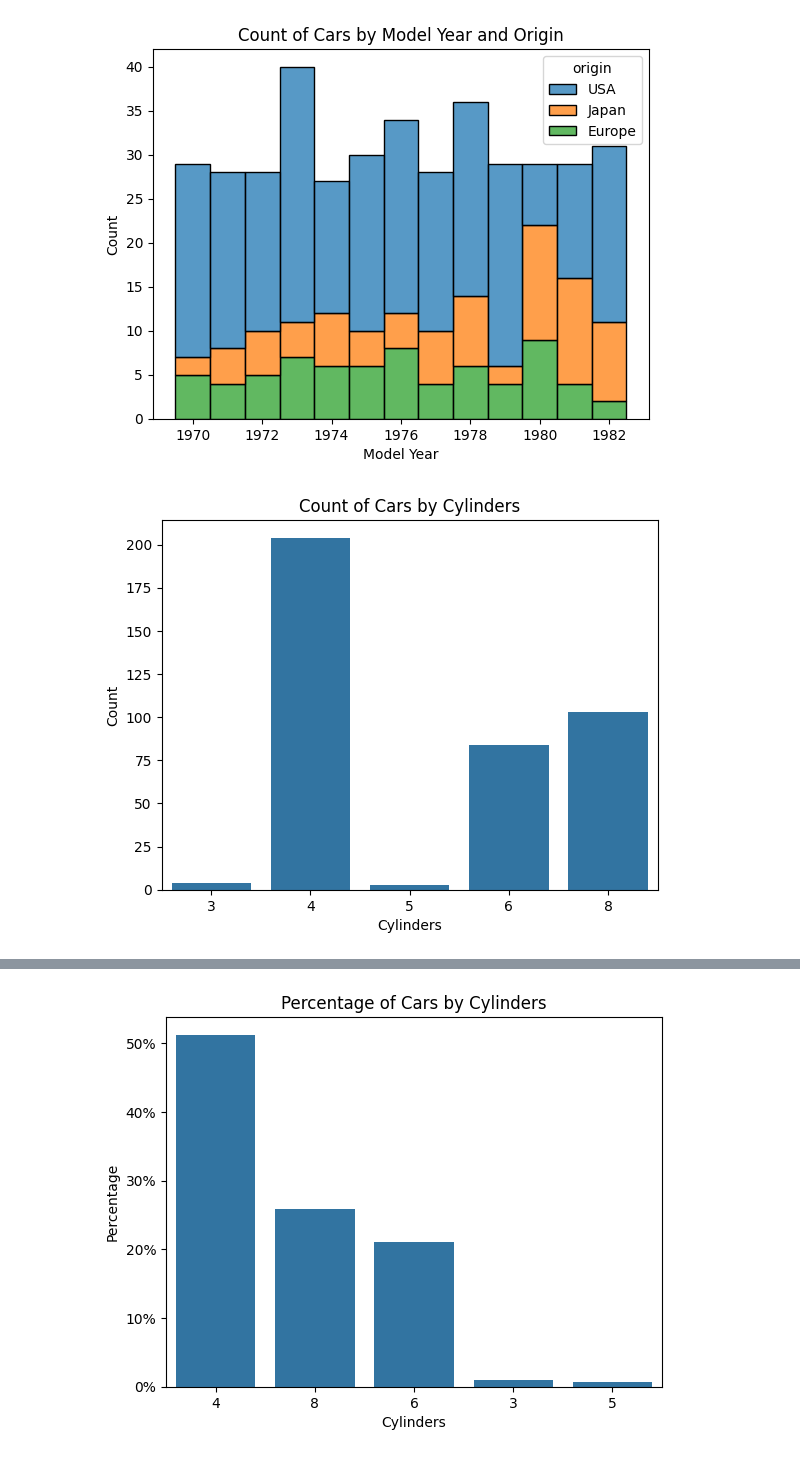
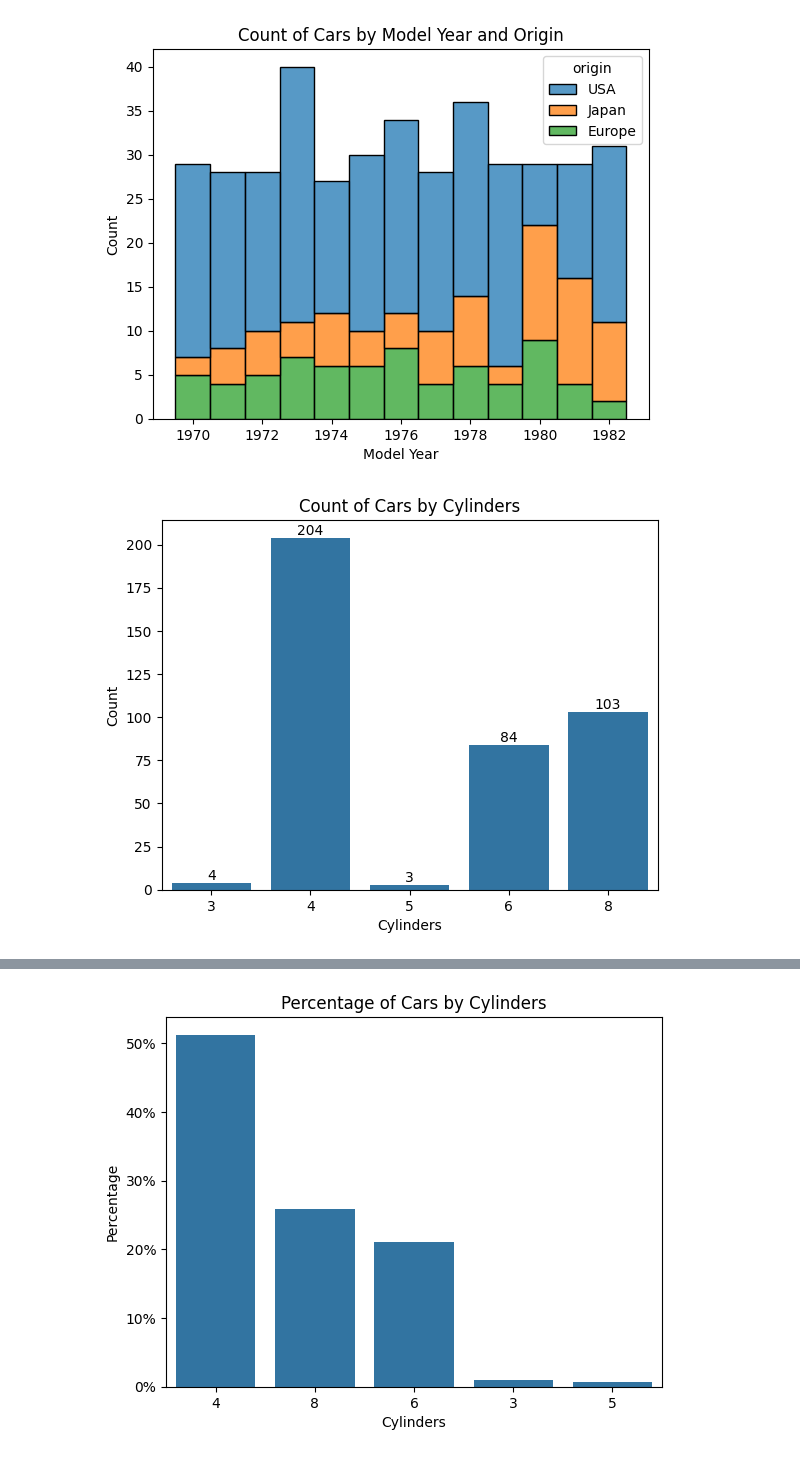
Before and after one commit to drolsonmi/math1040, a Jupyter notebook: Lesson04/code/L4-graphs.ipynb, the cells around one changed output, grey strips where cells are left out. Saved outputs shown, nothing was run; the diff lists cells and outputs as text; code cells hidden in the pictures.

```diff
--- a/Lesson04/code/L4-graphs.ipynb
+++ b/Lesson04/code/L4-graphs.ipynb
@@ -60,13 +69,14 @@ plt.savefig('../images/Fig4_2_StackedBargraph.png')
 [figure]
 # %%
 # sns.countplot(data=mpg, x='origin', order=['Japan','Europe','USA'])
-sns.countplot(data=mpg, x='cylinders')
+ax = sns.countplot(data=mpg, x='cylinders')
 plt.xlabel('Cylinders')
 plt.ylabel('Count')
 plt.title('Count of Cars by Cylinders')
+ax.bar_label(ax.containers[0])
 plt.savefig('../images/Fig4_2_Countplot.png')
 # %% [output]
-[figure, old version]
+[figure, new version]
 # %%
 fig, ax = plt.subplots()
 sns.countplot(data=mpg, x='cylinders', stat='percent')
```
Also changed, not shown: parts of 2 cells of this notebook, 3 other files.
